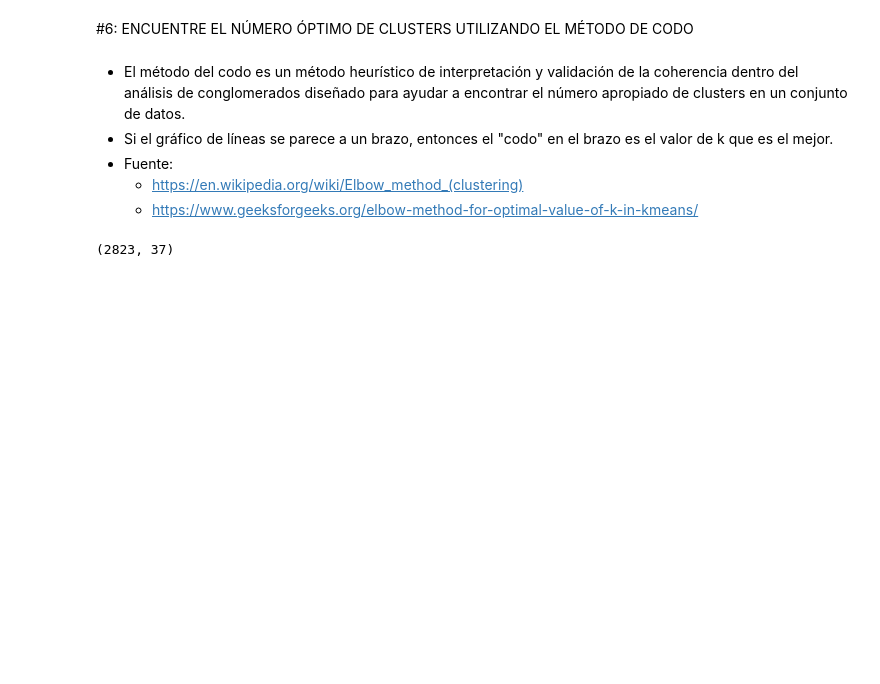
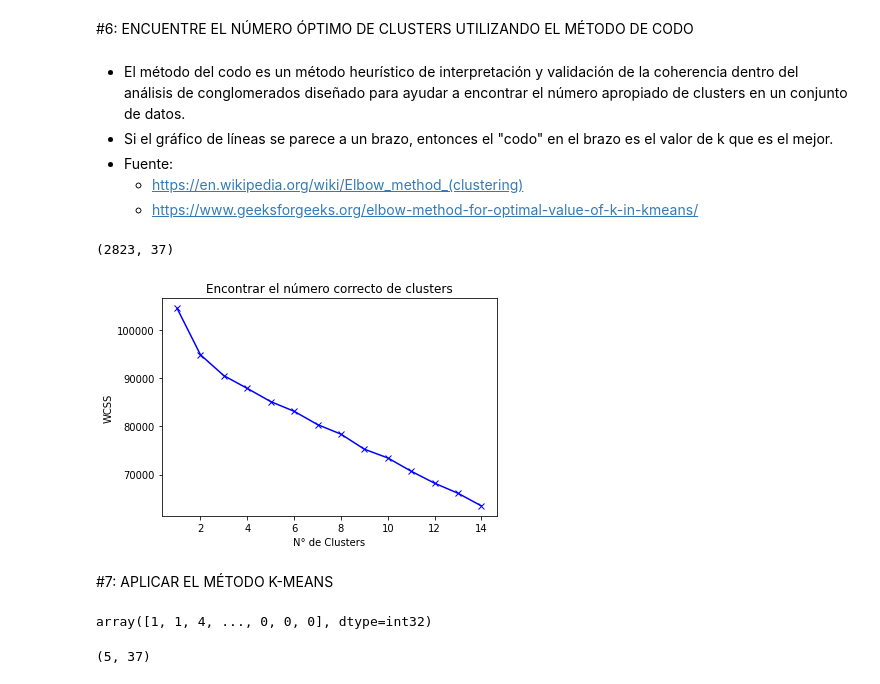
Before and after one commit to sergioarnold87/Marketing-Inteligencia_Artificial, a Jupyter notebook: Marketing_I_A.ipynb, the cells around one changed output. Saved outputs shown, nothing was run; the diff lists cells and outputs as text; code cells hidden in the pictures; blank space fills up the shorter version.

Commit message:
se estableció los clusters correspondientes

```diff
--- a/Marketing_I_A.ipynb
+++ b/Marketing_I_A.ipynb
@@ -535,9 +535,23 @@ sales_df_scaled.shape
 # %%
 scores = []
 
 range_values = range(1, 15)
 
 for i in range_values:
   kmeans = KMeans(n_clusters = i)
   kmeans.fit(sales_df_scaled)
   scores.append(kmeans.inertia_) # La inercia es la suma de los cuadrados de las distancias de las observaciones al centro del cluster
+
+plt.plot(range_values, scores, 'bx-')
+plt.title('Encontrar el número correcto de clusters')
+plt.xlabel('N° de Clusters')
+plt.ylabel('WCSS')
+plt.show()
+
+# Detalles de Kmeans en Sklearn: https://scikit-learn.org/stable/modules/generated/sklearn.cluster.KMeans.html
+# A partir de esto podemos observar que, el 5º grupo parece estar formando el codo de la curva.
+# Tengamos en cuenta que la curva cambiará cada vez que ejecutemos la celda
+# %% [output]
+[figure, added]
+# %% [markdown]
+#7: APLICAR EL MÉTODO K-MEANS
@@ -543,0 +563,8 @@ for i in range_values:
+# %%
+labels
+# %% [output]
+array([1, 1, 4, ..., 0, 0, 0], dtype=int32)
+# %%
+kmeans.cluster_centers_.shape
+# %% [output]
+(5, 37)
```
Also changed, not shown: parts of 10 cells of this notebook.
